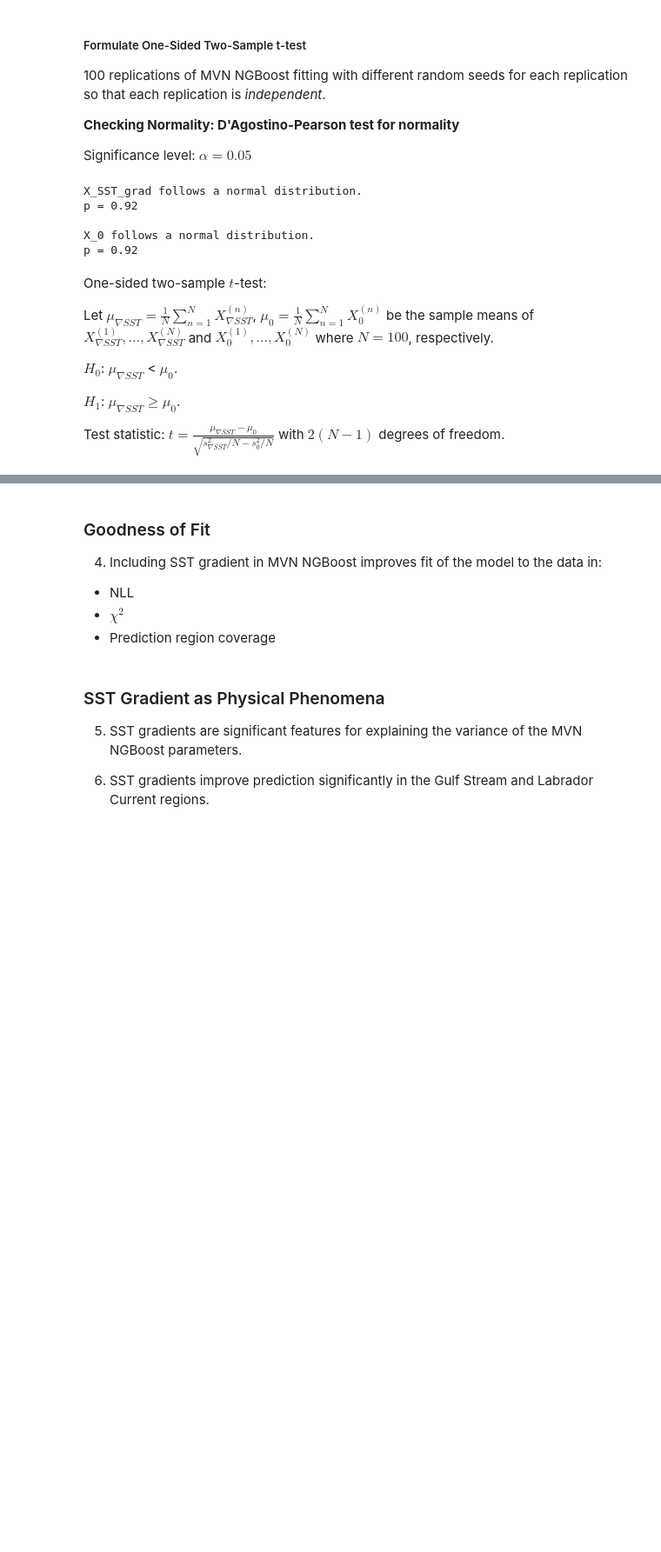
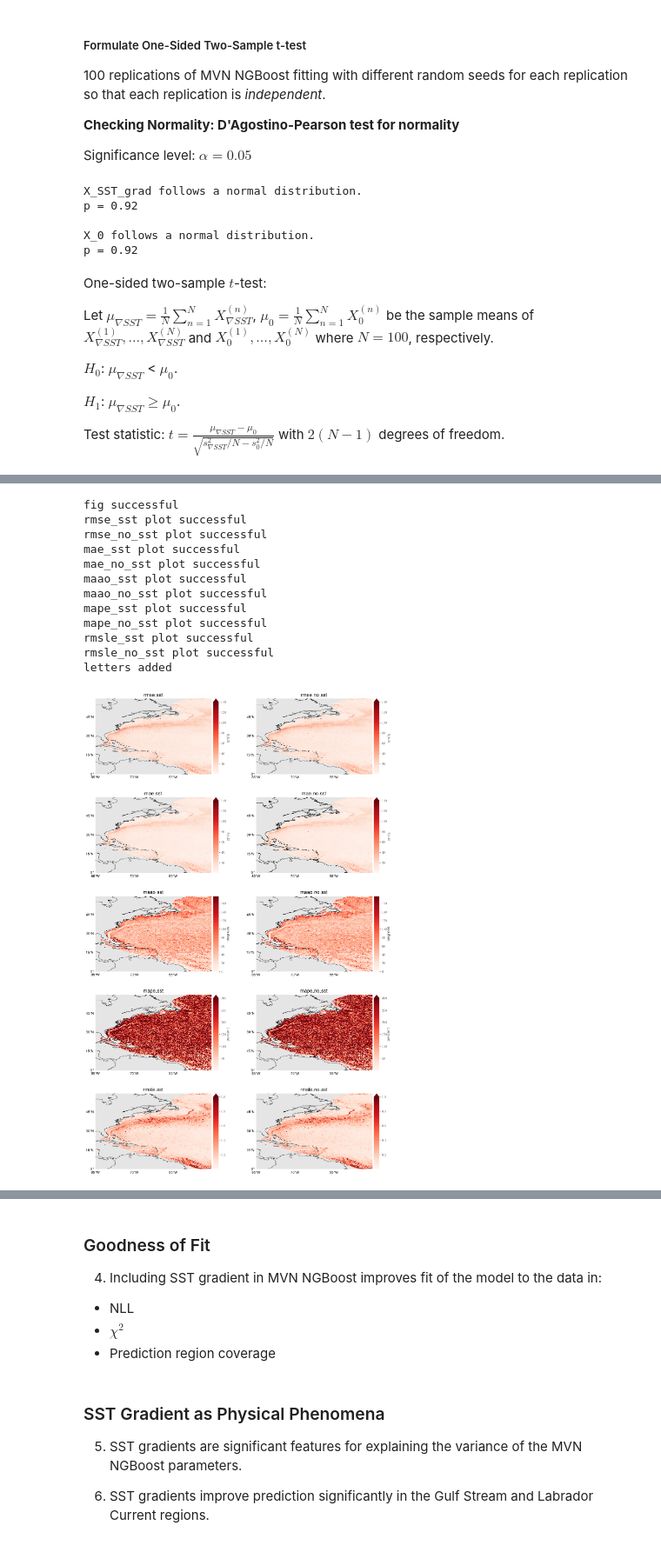
Before and after one commit to vanessamadu/seaducks, a Jupyter notebook: notebooks/Hypothesis Formulation and Testing.ipynb, the cells around one changed output, grey strips where cells are left out. Shown at 87% size. Drawn from its saved outputs; the diff is of its cells as text; code cells hidden in the pictures; blank space fills up the shorter version.

```diff
--- a/notebooks/Hypothesis Formulation and Testing.ipynb
+++ b/notebooks/Hypothesis Formulation and Testing.ipynb
@@ -255,0 +408,9 @@ mean_0 = 15.53
+# %%
+# load data
+path_to_data = r'C:\Users\vm2218\OneDrive - Imperial College London\PhD Project\seaducks\data\complete_filtered_nao_drifter_dataset.h5'
+full_data = pd.read_hdf(path_to_data)
+
+# separate into explanatory and response variables
+explanatory_var_labels = ['u_av','v_av','lat','lon','day_of_year','Wx','Wy','Tx','Ty','sst_x_derivative','sst_y_derivative']
+polar_explanatory_var_labels = ['R_vel_av','arg_vel_av','lat','lon','day_of_year','R_wind_speed','arg_wind_speed','R_wind_stress','arg_wind_stress','sst_x_derivative','sst_y_derivative']
+response_var_labels = ['u','v']
@@ -256,3 +458,64 @@ mean_0 = 15.53
+# %%
+errs.loc[:,'maao_sst'] = errs['maao_sst'].apply(lambda x :np.rad2deg(np.mean(x)))
+# %%
+errs.loc[:,'maao_no_sst'] = errs['maao_no_sst'].apply(lambda x :np.rad2deg(np.mean(x)))
+# %%
+fig, axs = plt.subplots(5,2,figsize=(15,25), subplot_kw= {"projection":ccrs.PlateCarree()})
+metric_names = ['rmse_sst', 'rmse_no_sst','mae_sst', 'mae_no_sst','maao_sst','maao_no_sst','mape_sst','mape_no_sst','rmsle_sst','rmsle_no_sst']
+titles = metric_names
+cbar_names = [r"cm/s", r"cm/s",r"cm/s",r"cm/s", r"degrees", r"degrees", "percent", "percent", "", "" ]
+extent = [-85.01,#summaries['lon'].min(),
+          full_data['lon'].max(),
+          -0.01,
+          full_data['lat'].max()
+         ]
+
+print('fig successful')
+for ii, metric in enumerate(metric_names):
+    col = int(ii%2)
+    row = int((ii-col)/2)
+    current_ax = axs[row,col]
+    if metric == 'rmse_sst' or metric == 'rmse_no_sst':
+        vmax_manual = 140
+    elif metric == 'maao_sst' or metric == 'maao_no_sst':
+        vmax_manual = 180
+    elif metric == 'mape_sst' or metric == 'mape_no_sst':
+        vmax_manual = 500
+    elif metric == 'rmsle_sst' or metric == 'rmsle_no_sst':
+        vmax_manual = 2
+    cax = plot_column(errs,
+                      metric,
+                      ax=current_ax,
+                      cmap='Reds',vmax_manual=vmax_manual)
+    print(f'{metric} plot successful')
+    current_ax.set_title(titles[ii])
+    current_ax.set_extent(extent,ccrs.PlateCarree())
+    current_ax.coastlines()
+    current_ax.set_aspect('auto')
+    add_gridlines(current_ax)
+    cax.set_ylabel(cbar_names[ii], labelpad=0.1)
+
+add_letters(axs)
+print('letters added')
+plt.subplots_adjust(wspace=0.3, hspace=0.3)
+axs[1,1].coastlines()
+axs[1,1].set_aspect('auto')
+
+plt.show()
+# %% [output]
+fig successful
+rmse_sst plot successful
+rmse_no_sst plot successful
+mae_sst plot successful
+mae_no_sst plot successful
+maao_sst plot successful
+maao_no_sst plot successful
+mape_sst plot successful
+mape_no_sst plot successful
+rmsle_sst plot successful
+rmsle_no_sst plot successful
+letters added
+[figure, added]
 # %% [markdown]
 ### Uncertainty Reduction
 
```
Also changed, not shown: parts of 17 cells of this notebook, 1 other file.
